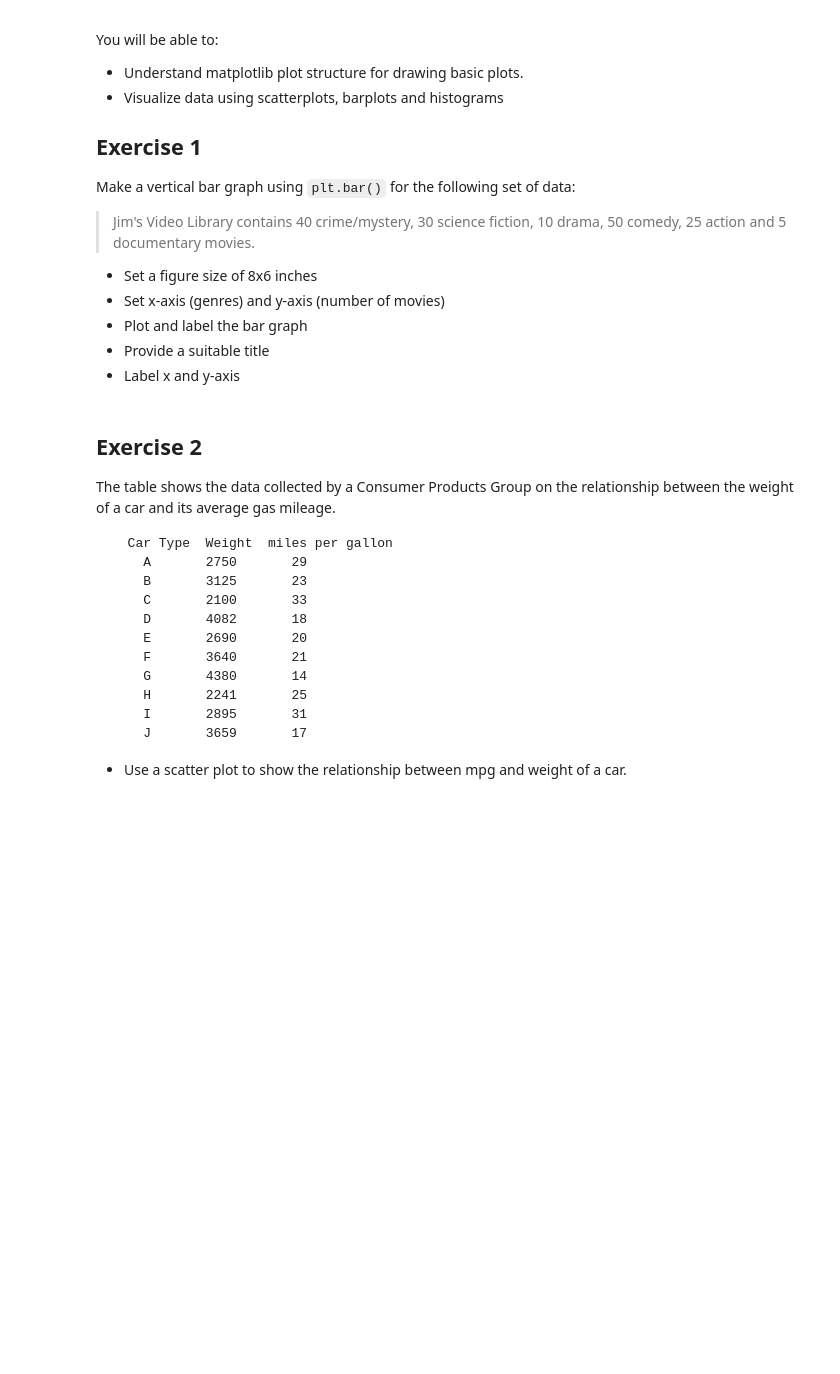
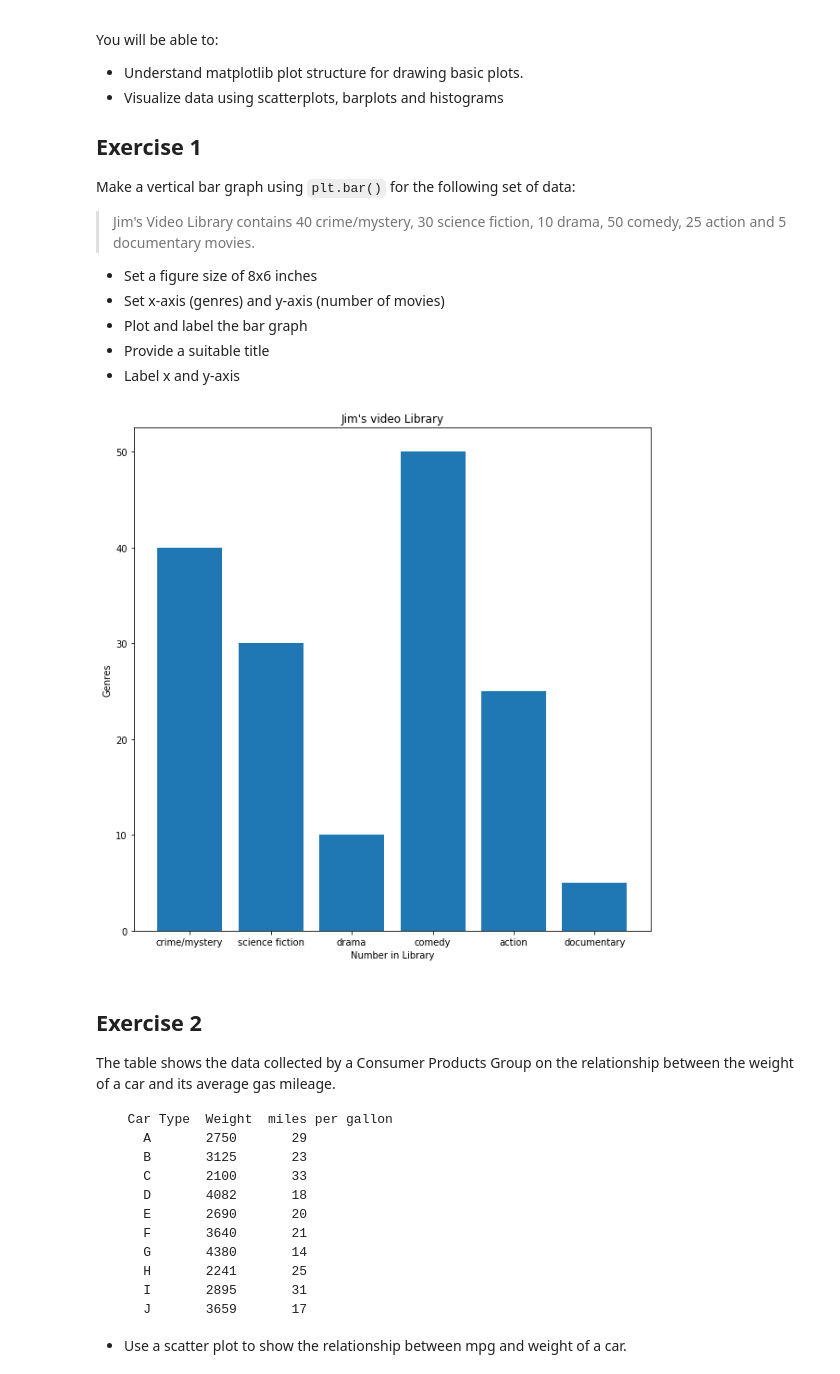
Before and after one commit to hparker5/dsc-data-viz-lab-nyc-ds-071519, a Jupyter notebook: index.ipynb, the cells around one changed output. Saved outputs shown, nothing was run; the diff lists cells and outputs as text; code cells hidden in the pictures; blank space fills up the shorter version.

```diff
--- a/index.ipynb
+++ b/index.ipynb
@@ -23,30 +23,31 @@ Make a vertical bar graph using `plt.bar()` for the following set of data:
 # %%
 # import the required libraries
 import numpy as np
 import matplotlib.pyplot as plt
 
 y = [40, 30, 10, 50, 25, 5]
 x = ['crime/mystery', 'science fiction', 'drama', 'comedy', 'action', 'documentary']
 labels = ['Number in Library', 'Genres']
 
 
 plt.figure(figsize=(10,10))
 plt.bar(x, y)
 
 plt.xlabel(labels[0])
 plt.ylabel(labels[1])
 
-plt.title('Jim\')
-plt.legend()
+plt.title('Jim\'s video Library')
 plt.show()
 
 # Set a figure size
 
 # Plot vertical bars of fixed width by passing x and y values to .bar() function
 
 # Give a title to the bar graph
 
 # Output the final plot
+# %% [output]
+[figure, added]
 # %% [markdown]
 ## Exercise 2
 
```
